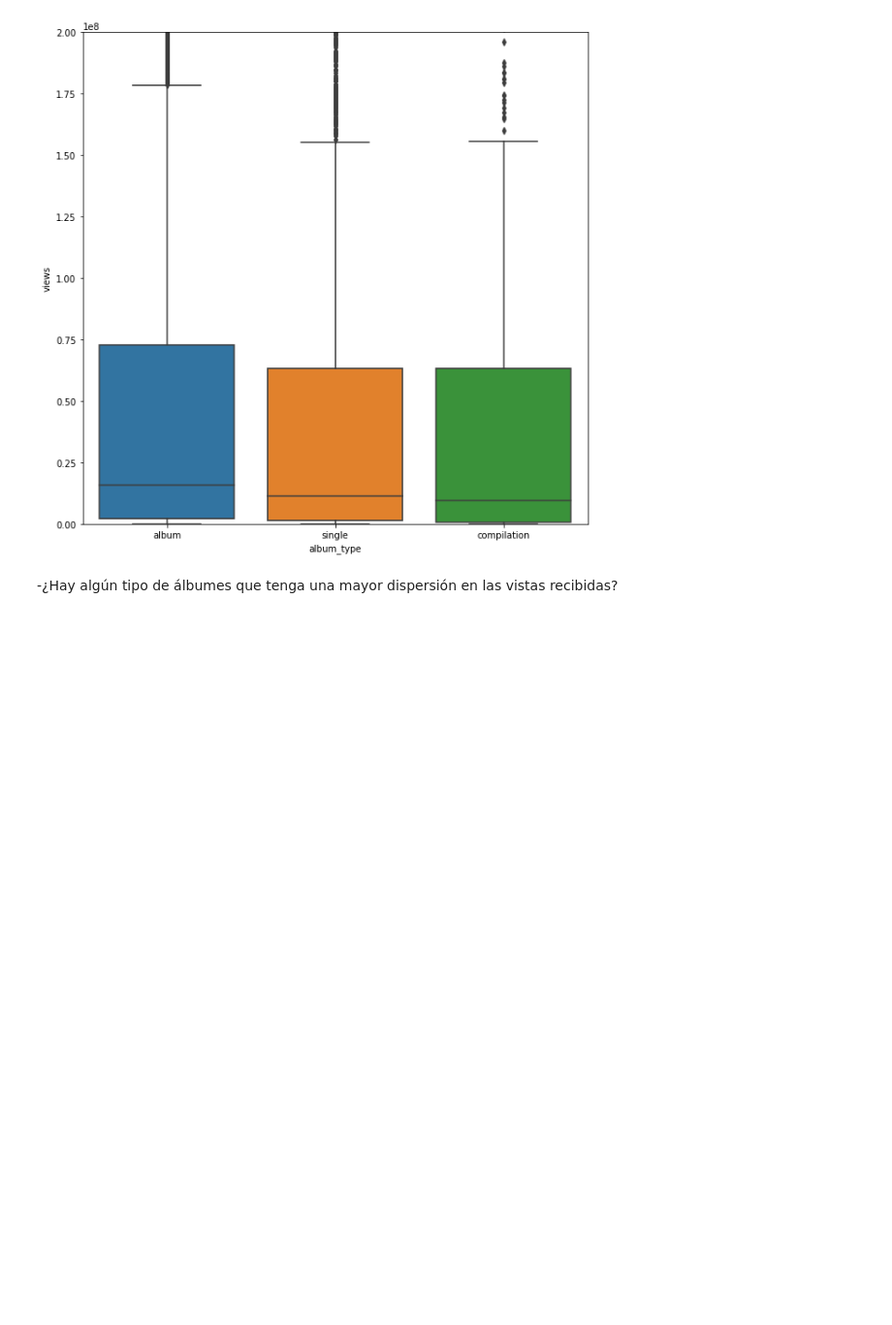
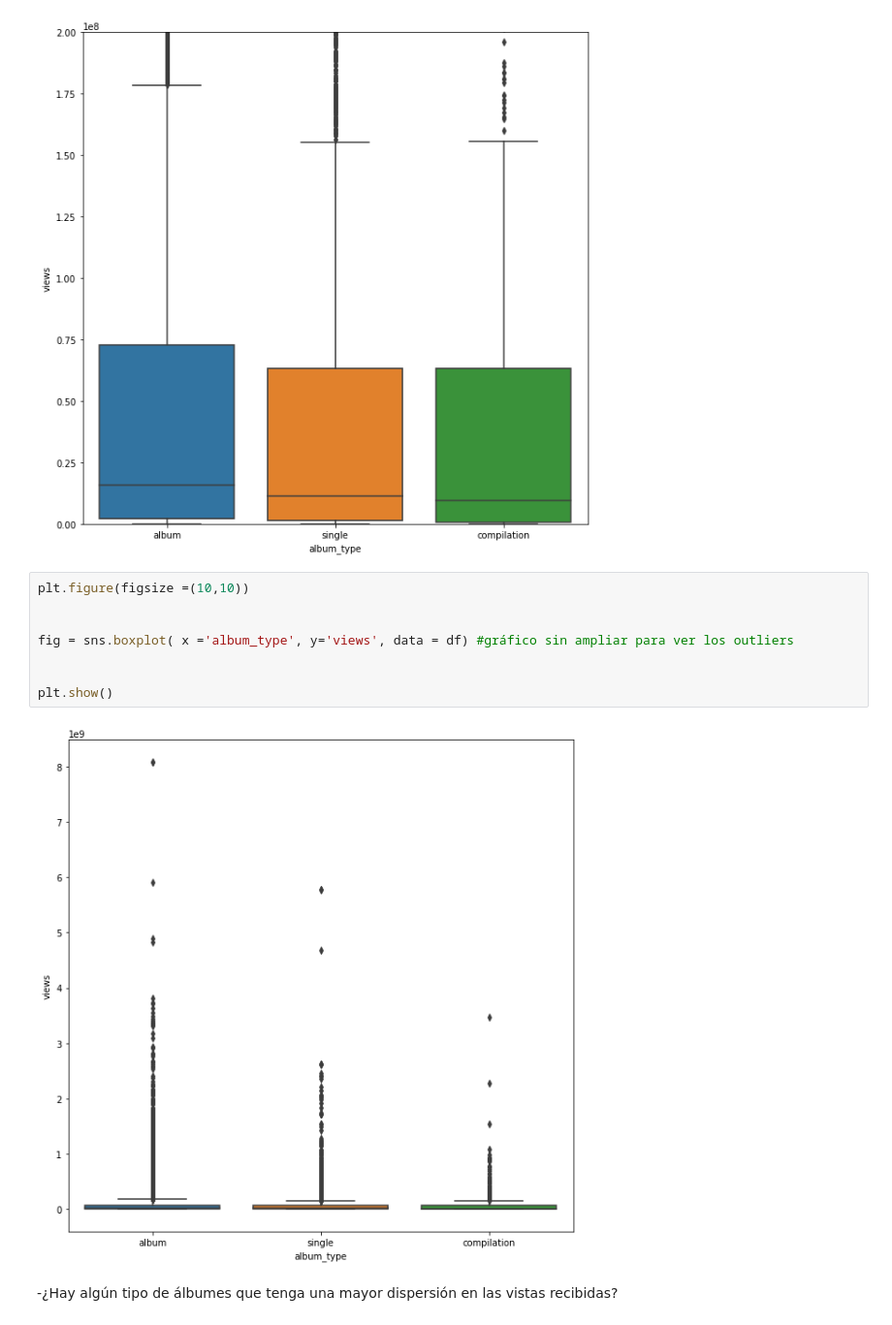
Before and after one commit to Adalab/Adalab-DA-promoD-mod2-sprint1-IrisHerrero-, a Jupyter notebook: pandas.ipynb, the cells around one changed output. Shown: that part at 97% size. Saved outputs shown, nothing was run; the diff lists cells and outputs as text; blank space fills up the shorter version.

```diff
--- a/pandas.ipynb
+++ b/pandas.ipynb
@@ -471,5 +471,15 @@ plt.ylim(0,200000000) #ampliamos el gráfico porque sin la ampliación no podemo
 plt.show()
 # %% [output]
 [figure]
+# %%
+plt.figure(figsize =(10,10))
+
+
+fig = sns.boxplot( x ='album_type', y='views', data = df) #gráfico sin ampliar para ver los outliers
+
+
+plt.show()
+# %% [output]
+[figure, added]
 # %% [markdown]
 -¿Hay algún tipo de álbumes que tenga una mayor dispersión en las vistas recibidas?
```
Also changed, not shown: parts of 2 cells of this notebook.
